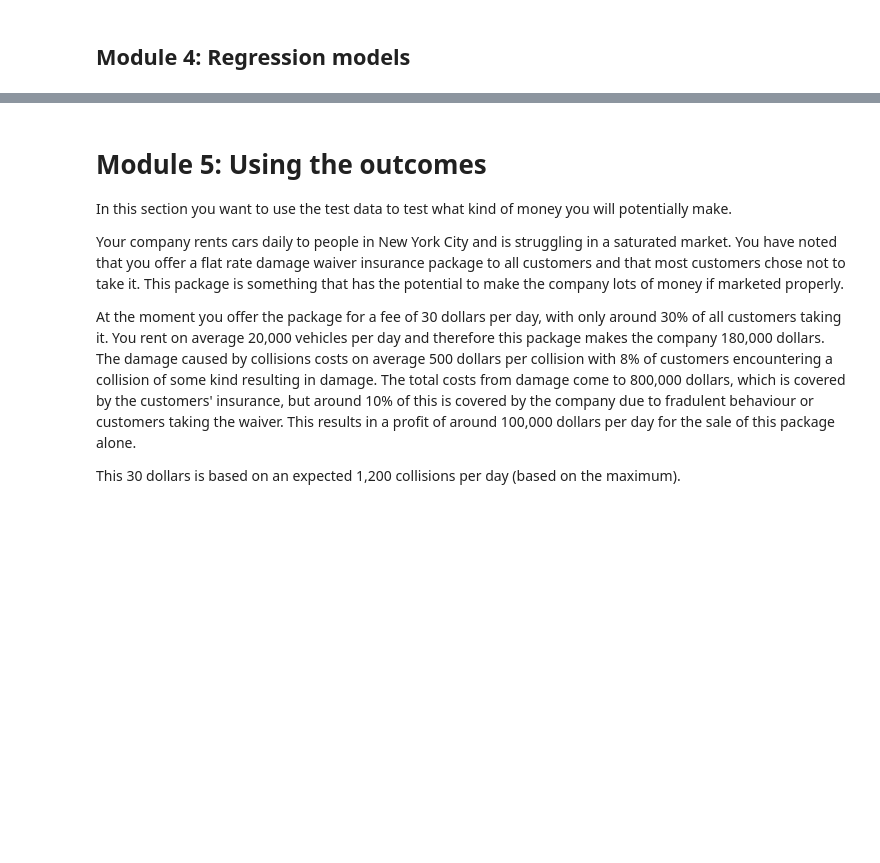
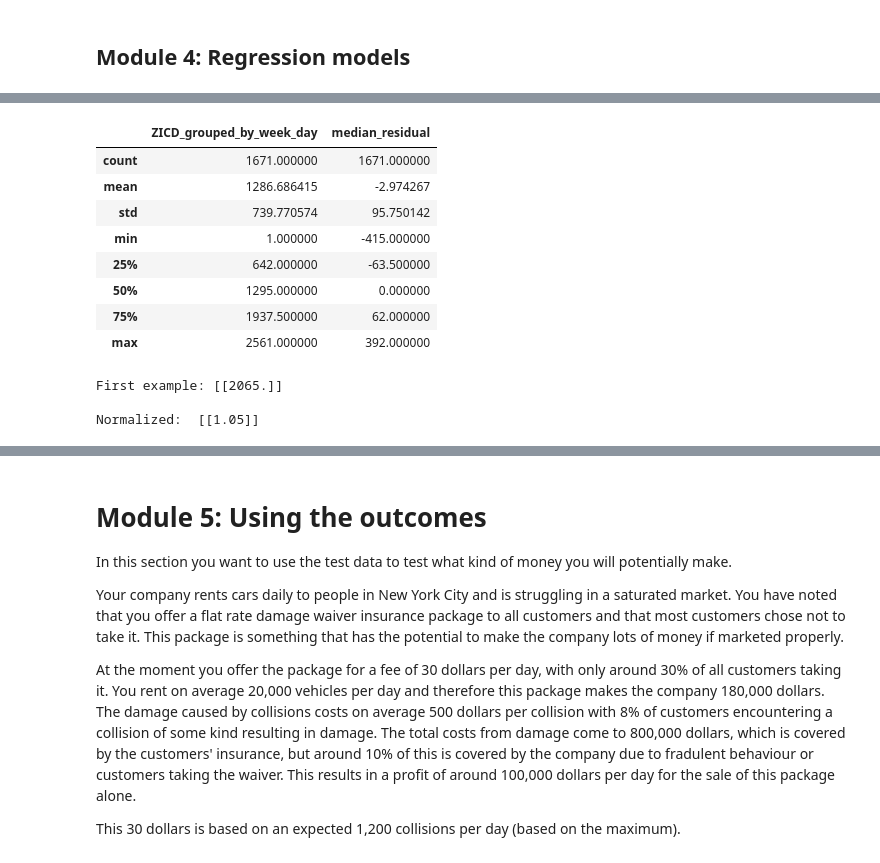
Before and after one commit to buchananwill/JupyterNotebookLBD, a Jupyter notebook: scientificProject/notebooks/Colab_notebook_template.ipynb, the cells around one changed output, grey strips where cells are left out. Cells and saved outputs as stored; diff of their text form; code cells hidden in the pictures; blank space fills up the shorter version.

```diff
--- a/scientificProject/notebooks/Colab_notebook_template.ipynb
+++ b/scientificProject/notebooks/Colab_notebook_template.ipynb
@@ -577,0 +587,48 @@ print(tf.__version__)
+# %%
+def train_test_split(df_input):
+    train_data_output = df_input.sample(frac=0.8, random_state=0)
+    test_data_output = df_input.drop(train_data.index)
+    return train_data_output, test_data_output
+
+train_data, test_data = train_test_split(df_one_input)
+
+train_data.describe()
+# %% [output]
+|  | ZICD_grouped_by_week_day | median_residual |
+| count | 1671.000000 | 1671.000000 |
+| mean | 1286.686415 | -2.974267 |
+| std | 739.770574 | 95.750142 |
+| min | 1.000000 | -415.000000 |
+| 25% | 642.000000 | -63.500000 |
+| 50% | 1295.000000 | 0.000000 |
+| 75% | 1937.500000 | 62.000000 |
+| max | 2561.000000 | 392.000000 |
+# %%
+scale_factor_labels = 500
+
+def get_features_and_labels(train_data_i, test_data_i):
+    train_features_o = train_data_i.copy()
+    test_features_o = test_data_i.copy()
+
+    train_labels_o = train_features_o.pop(MED_RES)
+    test_labels_o = test_features_o.pop(MED_RES)
+
+    train_labels_o = train_labels_o / scale_factor_labels
+    test_labels_o = test_labels_o / scale_factor_labels
+
+    return train_features_o.astype(float), test_features_o.astype(float), train_labels_o.astype(float), test_labels_o.astype(float)
+
+train_features, test_features, train_labels, test_labels = get_features_and_labels(train_data, test_data)
+
+normalizer = tf.keras.layers.Normalization(axis=-1)
+normalizer.adapt(np.array(train_features))
+first = np.array(train_features[:1])
+
+with np.printoptions(precision=2, suppress=True):
+    print('First example:', first)
+    print()
+    print('Normalized: ', normalizer(first).numpy())
+# %% [output]
+First example: [[2065.]]
+
+Normalized:  [[1.05]]
```
Also changed, not shown: parts of 24 cells of this notebook.
